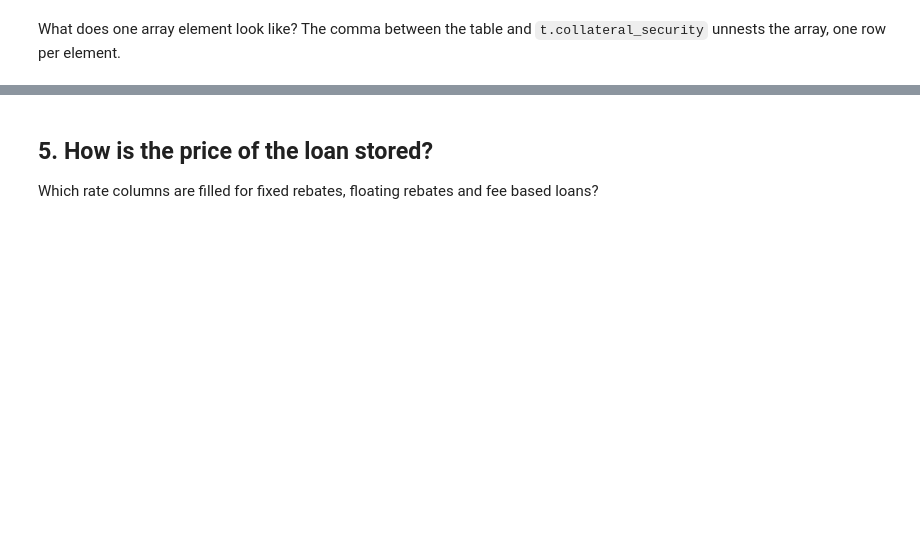
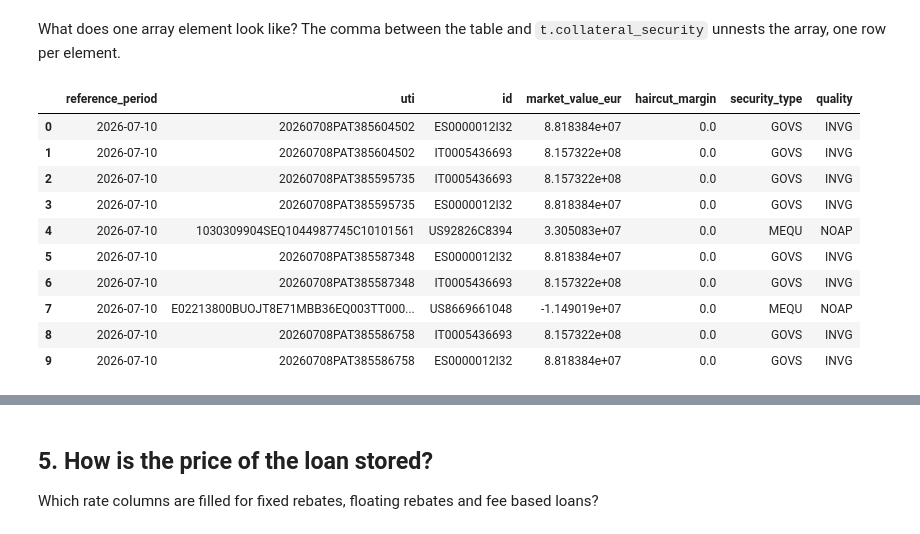
Before and after one commit to FelixHrms/sec_lending, a Jupyter notebook: data_structure.ipynb, the cells around one changed output, grey strips where cells are left out. Drawn from its saved outputs; the diff is of its cells as text; code cells hidden in the pictures; blank space fills up the shorter version.

```diff
--- a/data_structure.ipynb
+++ b/data_structure.ipynb
@@ -265,13 +255,26 @@ What does one array element look like? The comma between the table and `t.collat
 # %%
 query = f"""
 
 SELECT t.reference_period, t.uti, e.id, e.market_value_eur, e.haircut_margin, e.security_type, e.quality
 FROM crp_sftds_ecb.trade_states_securitieslending t, t.collateral_security e
+WHERE uti IS NOT NULL
 LIMIT 10
 
 """
 df = pd.read_sql_query(query, cnxn)
 df
+# %% [output]
+|  | reference_period | uti | id | market_value_eur | haircut_margin | security_type | quality |
+| 0 | 2026-07-10 | 20260708PAT385604502 | ES0000012I32 | 8.818384e+07 | 0.0 | GOVS | INVG |
+| 1 | 2026-07-10 | 20260708PAT385604502 | IT0005436693 | 8.157322e+08 | 0.0 | GOVS | INVG |
+| 2 | 2026-07-10 | 20260708PAT385595735 | IT0005436693 | 8.157322e+08 | 0.0 | GOVS | INVG |
+| 3 | 2026-07-10 | 20260708PAT385595735 | ES0000012I32 | 8.818384e+07 | 0.0 | GOVS | INVG |
+| 4 | 2026-07-10 | 1030309904SEQ1044987745C10101561 | US92826C8394 | 3.305083e+07 | 0.0 | MEQU | NOAP |
+| 5 | 2026-07-10 | 20260708PAT385587348 | ES0000012I32 | 8.818384e+07 | 0.0 | GOVS | INVG |
+| 6 | 2026-07-10 | 20260708PAT385587348 | IT0005436693 | 8.157322e+08 | 0.0 | GOVS | INVG |
+| 7 | 2026-07-10 | E02213800BUOJT8E71MBB36EQ003TT000... | US8669661048 | -1.149019e+07 | 0.0 | MEQU | NOAP |
+| 8 | 2026-07-10 | 20260708PAT385586758 | IT0005436693 | 8.157322e+08 | 0.0 | GOVS | INVG |
+| 9 | 2026-07-10 | 20260708PAT385586758 | ES0000012I32 | 8.818384e+07 | 0.0 | GOVS | INVG |
 # %%
 query = f"""
 
```
Also changed, not shown: parts of 14 cells of this notebook.
